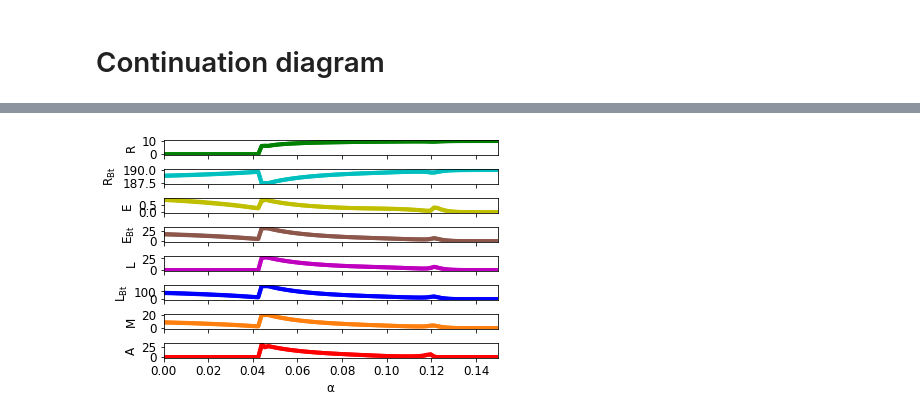
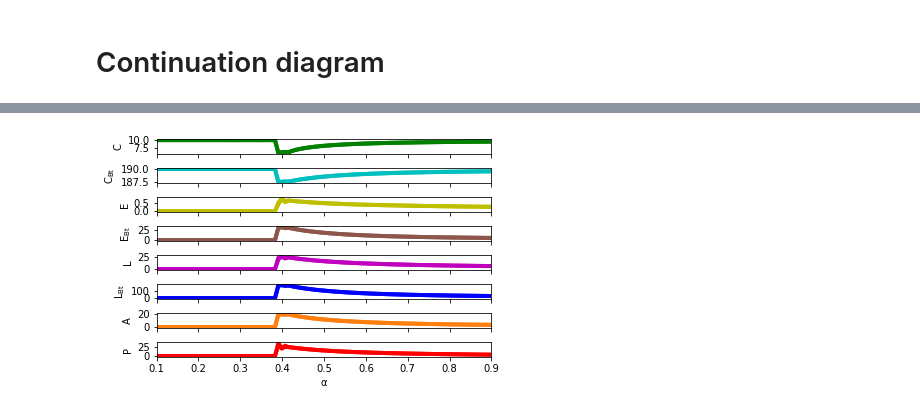
Before and after one commit to Tungdil01/Spodoptera, a Jupyter notebook: spodoptera.ipynb, the cells around one changed output, grey strips where cells are left out. Cells and saved outputs as stored; diff of their text form; code cells hidden in the pictures.

```diff
--- a/spodoptera.ipynb
+++ b/spodoptera.ipynb
@@ -153,9 +165,9 @@ tf = time_list.max()
 days_to_forecast = 0
 # %%
 # Initial conditions
-y0 = np.array([10, 50, 0, 0, 0, 0, 5, 0]) # R, RBt, E, EBt, L, LBt, M, A
+y0 = np.array([10, 150, 0, 0, 0, 0, 5, 0]) # C, CBt, E, EBt, L, LBt, A, P
 
-solution_ODE_structured_parasitism = structured_parasitism_ode_solver(y0,(t0, tf + days_to_forecast),time_list,r=r,K=K,aL=aL,hL=hL,KBt=KBt,mBt=mBt,f=f,nE=nE,alpha=alpha,aE=aE,mA=mA,c=c,qL=qL,nL=nL,mM=mM)
+solution_ODE_structured_parasitism = structured_parasitism_ode_solver(y0,(t0, tf + days_to_forecast),time_list,r=r,K=K,aL=aL,hL=hL,KBt=KBt,mBt=mBt,f=f,nE=nE,aP=aP,alpha=alpha,mP=mP,cL=cL,qL=qL,nL=nL,mA=mA)
 t_computed_structured_parasitism, y_computed_structured_parasitism = solution_ODE_structured_parasitism.t, solution_ODE_structured_parasitism.y
-R,RBt,E,EBt,L,LBt,M,A = y_computed_structured_parasitism
+C,CBt,E,EBt,L,LBt,A,P = y_computed_structured_parasitism
 # %%
@@ -253,14 +282,14 @@ mean_values_params = [
     KBt,
     f,
     nE,
+    aP,
     alpha,
-    aE,
-    c,
+    cL,
     qL,
     nL,
     mBt,
-    mM,
     mA,
+    mP,
 ]
 factors_names = [
     r"$r$",
@@ -270,14 +299,14 @@ factors_names = [
     r"$\mathregular{K_{Bt}}$",
     r"$f$",
     r"$\mathregular{n_E}$",
+    r"$\mathregular{a_P}$",
     r"$\mathregular{\alpha}$",
-    r"$\mathregular{a_E}$",
-    r"$c$",
+    r"$\mathregular{c_L}$",
     r"$\mathregular{q_L}$",
     r"$\mathregular{n_L}$",
     r"$\mathregular{m_{Bt}}$",
-    r"$\mathregular{m_M}$",
     r"$\mathregular{m_A}$",
+    r"$\mathregular{m_P}$",
 ]
 params_perturbations = 0.1
 problem_info = {
@@ -288,7 +317,7 @@ problem_info = {
 
 grid_level = 4
 num_of_trajectories = 20
-parameter_values = ee_sample(problem_info, grid_level, num_of_trajectories, local_optimization=False, seed=seed)
+parameter_values = ee_sample(problem_info, grid_level, num_of_trajectories, local_optimization=True, seed=seed)
 # %%
 t0 = time_list.min()
 tf = time_list.max()
@@ -643,19 +900,19 @@ fixed_parameters = {
     "KBt": KBt,
     "f": f,
     "nE": nE,
+    "aP": aP,
 #    "alpha": alpha,
-    "aE": aE,
-    "c": c,
+    "cL": cL,
     "qL": qL,
     "nL": nL,
     "mBt": mBt,
-    "mM": mM,
     "mA": mA,
+    "mP": mP,
 }
 
 
-alpha_min = 0.0
-alpha_max = 0.15
+alpha_min = 0.1
+alpha_max = 0.9
 alpha_points = np.linspace(alpha_min, alpha_max, num_of_points)
 parameter_to_continuation = {"alpha": alpha_points}
 
@@ -666,7 +923,7 @@ alpha_values, y_last_results = run_continuation_analysis(
     parameter_num_of_points=num_of_points,
     fixed_parameters_dict=fixed_parameters,
     initial_conditions=y0,
-    output_variable_name_list=["R","$\mathregular{R_{Bt}}$","E","$\mathregular{E_{Bt}}$","L","$\mathregular{L_{Bt}}$","M","A"],
+    output_variable_name_list=["C","$\mathregular{C_{Bt}}$","E","$\mathregular{E_{Bt}}$","L","$\mathregular{L_{Bt}}$","A","P"],
     num_of_last_outcomes=100,
 )
 
@@ -674,42 +931,40 @@ colors_list = ["g","c","y","tab:brown","m","b","tab:orange","r"]
 results_progress_bar = tqdm(y_last_results)
 num_of_state_variables = len(y_last_results)
 fig, axs = plt.subplots(num_of_state_variables, sharex=True, gridspec_kw={"hspace": 1})
 index = 0
 for variable_name in results_progress_bar:
     results_progress_bar.set_description("Plotting results")
     variable_result = np.array(y_last_results[variable_name])
     variable_min_values = variable_result[:, 0].astype(np.int)
     variable_max_values = variable_result[:, 1].astype(np.int)
 
     color = colors_list[index]
     axs[index].plot(
         alpha_values["alpha"], variable_result, color=color, alpha=1, linewidth=4
     )
-
+#    ax.annotate(s=str(variable_name), xy=(.4,.4), fontsize=16)
     index += 1
 
 for ax, variable_name in zip(axs.flat, y_last_results):
     ax.set(xlabel=r"$\mathregular{\alpha}$", ylabel=f"{variable_name}", xlim=(alpha_min, alpha_max))
     ax.plot(linewidth=15, markersize=20)
     ax.label_outer()
 
 SMALL_SIZE = 8
 MEDIUM_SIZE = 10
 BIGGER_SIZE = 12
 
-plt.rcParams['lines.linewidth'] = BIGGER_SIZE
-plt.rcParams.update({'font.size': BIGGER_SIZE})
+plt.rcParams['lines.linewidth'] = MEDIUM_SIZE
+plt.rcParams.update({'font.size': MEDIUM_SIZE})
 
-plt.rc('font', size=BIGGER_SIZE)          # controls default text sizes
-plt.rc('axes', titlesize=BIGGER_SIZE)     # fontsize of the axes title
-plt.rc('axes', labelsize=BIGGER_SIZE)    # fontsize of the x and y labels
-plt.rc('xtick', labelsize=BIGGER_SIZE)    # fontsize of the tick labels
-plt.rc('ytick', labelsize=BIGGER_SIZE)    # fontsize of the tick labels
-plt.rc('figure', titlesize=BIGGER_SIZE)  # fontsize of the figure title
-
-fig.subplots_adjust(hspace=0.3)
+plt.rc('font', size=MEDIUM_SIZE)          # controls default text sizes
+plt.rc('axes', titlesize=MEDIUM_SIZE)     # fontsize of the axes title
+plt.rc('axes', labelsize=MEDIUM_SIZE)    # fontsize of the x and y labels
+plt.rc('xtick', labelsize=MEDIUM_SIZE)    # fontsize of the tick labels
+plt.rc('ytick', labelsize=MEDIUM_SIZE)    # fontsize of the tick labels
+plt.rc('figure', titlesize=MEDIUM_SIZE)  # fontsize of the figure title
 
 plt.tight_layout()
 plt.savefig("img/continuation_alpha.png", format='png', bbox_inches = "tight", dpi=300)
 # %% [output]
-[figure, old version]
+[figure, new version]
```
Also changed, not shown: parts of 27 cells of this notebook.
